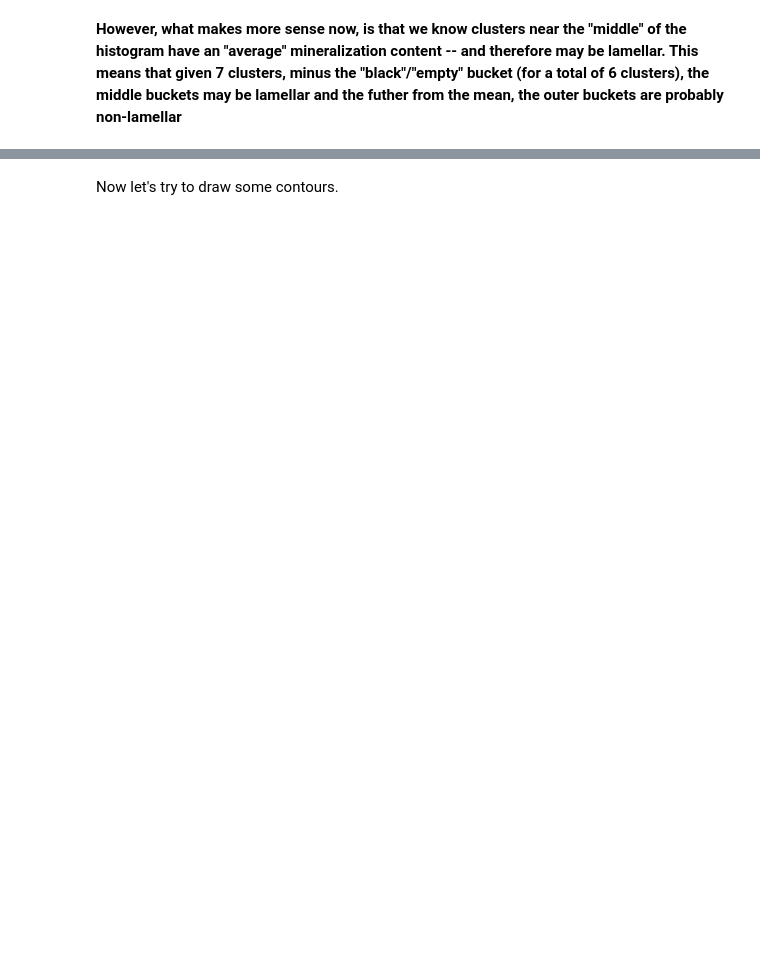
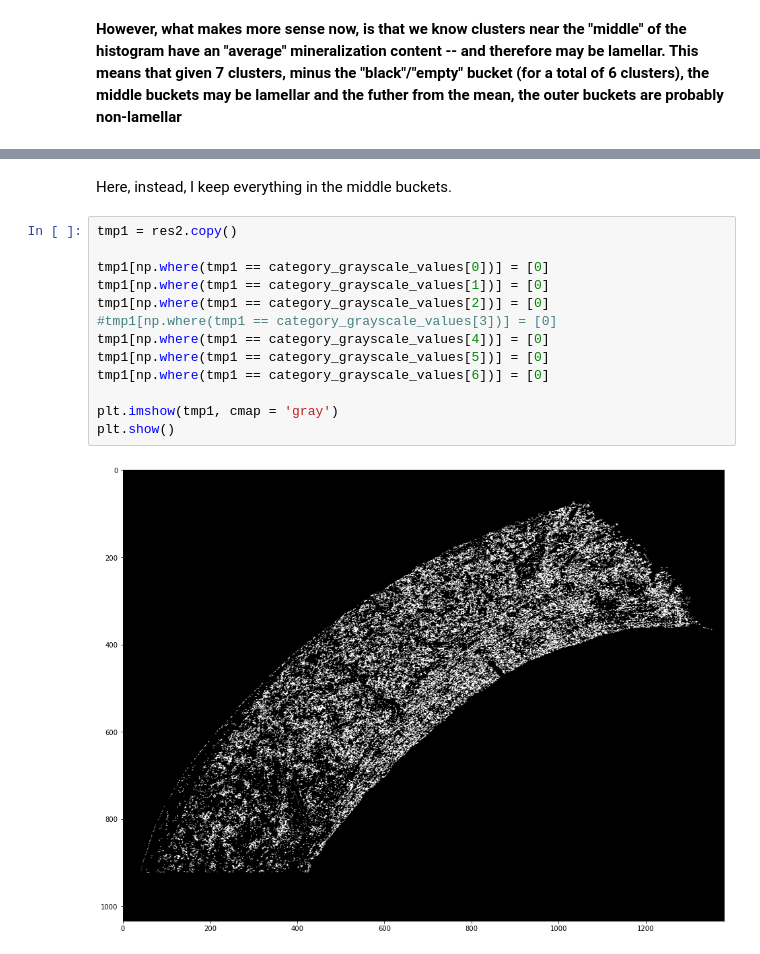
Before and after one commit to AnachronicNomad/bone_density, a Jupyter notebook: hist_eq-copy.ipynb, the cells around one changed output, grey strips where cells are left out. Saved outputs shown, nothing was run; the diff lists cells and outputs as text; blank space fills up the shorter version.

```diff
--- a/hist_eq-copy.ipynb
+++ b/hist_eq-copy.ipynb
@@ -203,2 +203,17 @@ plt.show()
-# %% [markdown]
-Now let's try to draw some contours.
+# %% [markdown]
+Here, instead, I keep everything in the middle buckets.
+# %%
+tmp1 = res2.copy()
+
+tmp1[np.where(tmp1 == category_grayscale_values[0])] = [0]
+tmp1[np.where(tmp1 == category_grayscale_values[1])] = [0]
+tmp1[np.where(tmp1 == category_grayscale_values[2])] = [0]
+#tmp1[np.where(tmp1 == category_grayscale_values[3])] = [0]
+tmp1[np.where(tmp1 == category_grayscale_values[4])] = [0]
+tmp1[np.where(tmp1 == category_grayscale_values[5])] = [0]
+tmp1[np.where(tmp1 == category_grayscale_values[6])] = [0]
+
+plt.imshow(tmp1, cmap = 'gray')
+plt.show()
+# %% [output]
+[figure, added]
```
Also changed, not shown: parts of 12 cells of this notebook.
